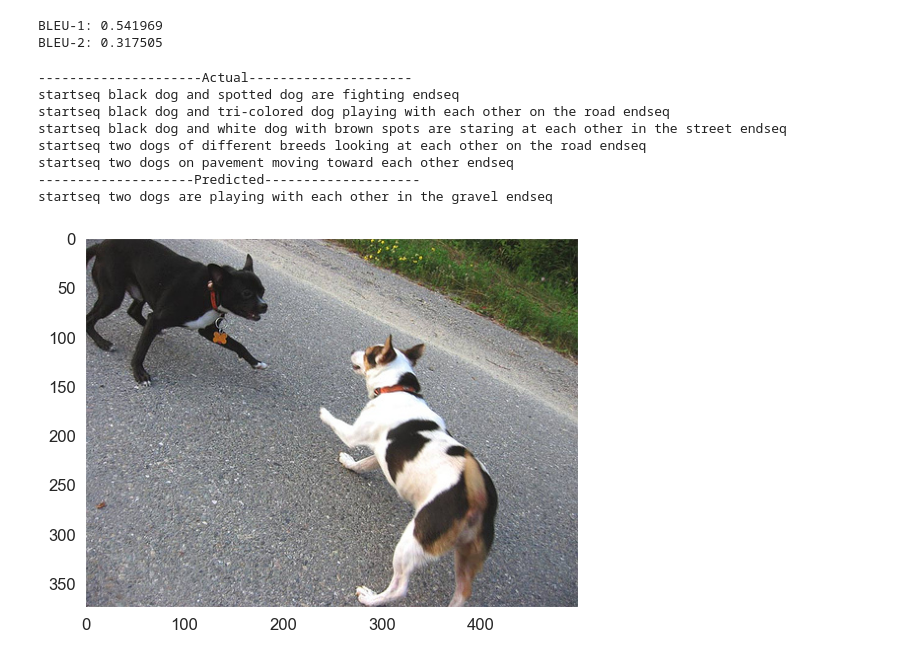
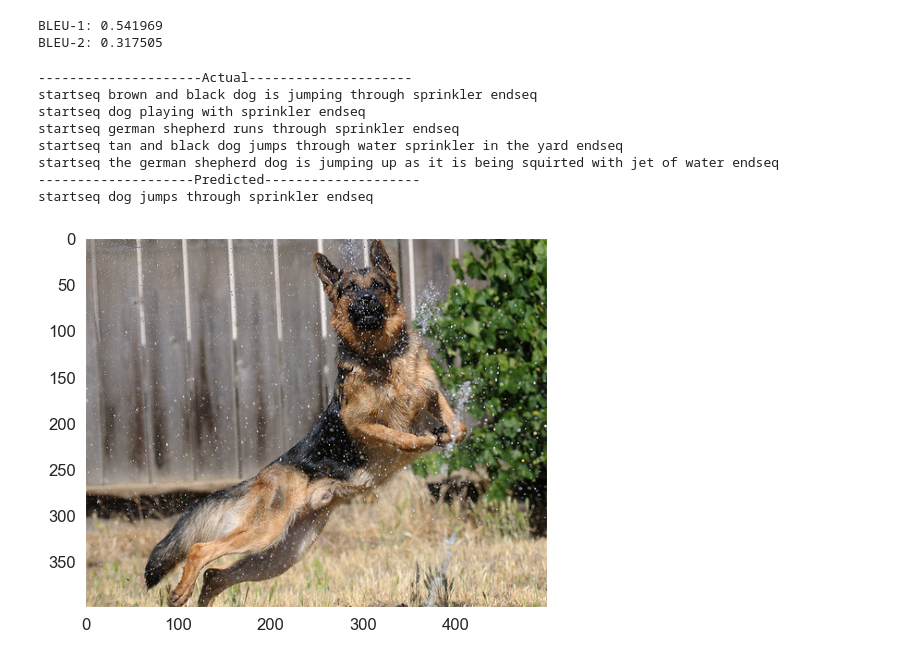
Before and after one commit to yamikaniphiri/image_captioning_exapmple, a Jupyter notebook: TF/test.ipynb, the cells around one changed output. Drawn from its saved outputs; the diff is of its cells as text; code cells hidden in the pictures.

```diff
--- a/TF/test.ipynb
+++ b/TF/test.ipynb
@@ -347,14 +347,14 @@ def generate_caption(image_name):
     print(y_pred)
     plt.imshow(image)
 # %%
-generate_caption("1001773457_577c3a7d70.jpg")
+generate_caption("3725353555_75c346d7ec.jpg")
 # %% [output]
 ---------------------Actual---------------------
-startseq black dog and spotted dog are fighting endseq
-startseq black dog and tri-colored dog playing with each other on the road endseq
-startseq black dog and white dog with brown spots are staring at each other in the street endseq
-startseq two dogs of different breeds looking at each other on the road endseq
-startseq two dogs on pavement moving toward each other endseq
+startseq brown and black dog is jumping through sprinkler endseq
+startseq dog playing with sprinkler endseq
+startseq german shepherd runs through sprinkler endseq
+startseq tan and black dog jumps through water sprinkler in the yard endseq
+startseq the german shepherd dog is jumping up as it is being squirted with jet of water endseq
 --------------------Predicted--------------------
-startseq two dogs are playing with each other in the gravel endseq
+startseq dog jumps through sprinkler endseq
-[figure, old version]
+[figure, new version]
```
